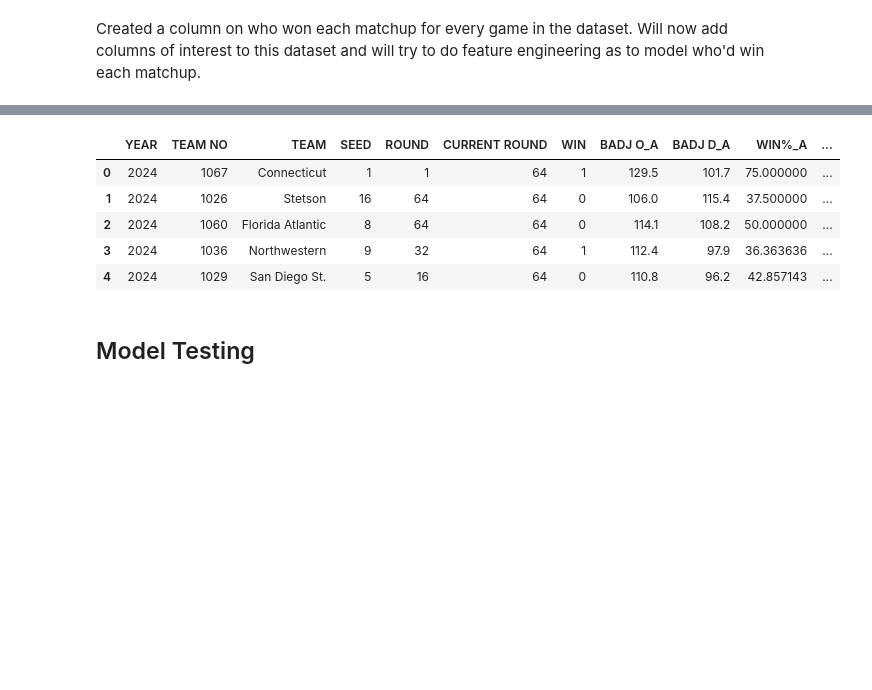
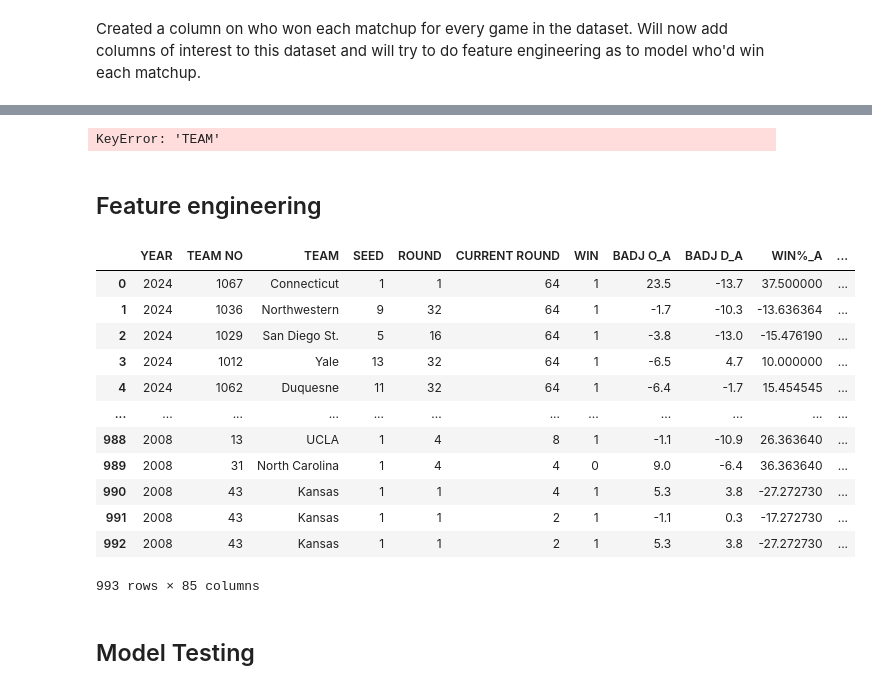
Before and after one commit to nicholaskim1004/MarchMadness, a Jupyter notebook: madness.ipynb, the cells around one changed output, grey strips where cells are left out. Saved outputs shown, nothing was run; the diff lists cells and outputs as text; code cells hidden in the pictures; blank space fills up the shorter version.

```diff
--- a/madness.ipynb
+++ b/madness.ipynb
@@ -29,9 +29,8 @@ conf_perf = pd.read_csv("/Users/nicholaskim/Documents/Repositories/bracket chall
 team_res = pd.read_csv("/Users/nicholaskim/Documents/Repositories/bracket challenge/data/Team Results.csv")
 team_hist = pd.read_csv("/Users/nicholaskim/Documents/Repositories/bracket challenge/data/Resumes.csv")
 team_v_ranked = pd.read_csv("/Users/nicholaskim/Documents/Repositories/bracket challenge/data/TeamRankings.csv")
+team_mis = pd.read_csv("/Users/nicholaskim/Documents/Repositories/bracket challenge/data/KenPom Barttorvik.csv")
 
-ken_eff = pd.read_csv("/Users/nicholaskim/Documents/Repositories/bracket challenge/data/INT _ KenPom _ Efficiency.csv")
-ken_height = pd.read_csv("/Users/nicholaskim/Documents/Repositories/bracket challenge/data/INT _ KenPom _ Height.csv")
 ken_conf = pd.read_csv("/Users/nicholaskim/Documents/Repositories/bracket challenge/data/DEV _ March Madness.csv")
 
 cur_coaches = pd.read_csv("/Users/nicholaskim/Documents/Repositories/bracket challenge/data/REF _ Current NCAAM Coaches.csv")
@@ -93,10 +86,7 @@ temp_his = team_hist.drop(['TEAM','SEED','ROUND','Q1 PLUS Q2 W','B POWER','BID T
 temp_v_ranked = team_v_ranked.loc[:,['YEAR','TEAM NO','TR RATING','V 1-25 WINS','V 1-25 LOSS',
                                      'V 26-50 WINS','V 26-50 LOSS','LUCK RATING','CONSISTENCY TR RATING']]
 
-temp_ken_eff = ken_eff.loc[:,['YEAR','TEAM NO','Adjusted Offensive Efficiency','Adjusted Defensive Efficiency',
-                              'Avg Possession Length (Offense)','Avg Possession Length (Defense)']]
-
-temp_height = ken_height.loc[:,['YEAR','TEAM NO','AvgHeight','EffectiveHeight','Experience','Bench']]
+temp_mis = team_mis.loc[:,['YEAR','CONF','CONF ID','TEAM','TEAM NO','K OFF','K DEF','AVG HGT','EFF HGT','EXP','TALENT']]
 # %% [markdown]
 Creating supplmental dataset that aren't dependent on team metrics (i.e: conference, coach, upsets)
 
@@ -646,5 +595,5 @@ See the caveats in the documentation: https://pandas.pydata.org/pandas-docs/stab
 # %%
-dfs = [comp_stats.drop('SCORE',axis=1),temp_away,temp_home,temp_neutral,temp_v_ranked,temp_height,temp_ken_eff,temp_his,team_stats]
+dfs = [comp_stats.drop(['SCORE'],axis=1),temp_away,temp_home,temp_neutral,temp_v_ranked,temp_mis,temp_his,team_stats]
 
 comp_team_stats = reduce(lambda left, right: pd.merge(left, right, on=['YEAR','TEAM NO']),dfs)
 
@@ -652,9 +601,4 @@ comp_team_stats = comp_team_stats.merge(temp_res,on='TEAM',how='left')
 
 comp_team_stats.head()
 # %% [output]
-|  | YEAR | TEAM NO | TEAM | SEED | ROUND | CURRENT ROUND | WIN | BADJ O_A | BADJ D_A | WIN%_A | ... |
-| 0 | 2024 | 1067 | Connecticut | 1 | 1 | 64 | 1 | 129.5 | 101.7 | 75.000000 | ... |
-| 1 | 2024 | 1026 | Stetson | 16 | 64 | 64 | 0 | 106.0 | 115.4 | 37.500000 | ... |
-| 2 | 2024 | 1060 | Florida Atlantic | 8 | 64 | 64 | 0 | 114.1 | 108.2 | 50.000000 | ... |
-| 3 | 2024 | 1036 | Northwestern | 9 | 32 | 64 | 1 | 112.4 | 97.9 | 36.363636 | ... |
-| 4 | 2024 | 1029 | San Diego St. | 5 | 16 | 64 | 0 | 110.8 | 96.2 | 42.857143 | ... |
+KeyError: 'TEAM'
@@ -663,2 +605,50 @@ comp_team_stats.to_csv("teamstats")
+# %% [markdown]
+## Feature engineering
+# %%
+def win_matchup(df):
+    matchup = []
+    for i in range(0,len(df)-1,2):
+        team_a = df.iloc[i,:]
+        team_b = df.iloc[i+1,:]
+
+        if team_a['WIN'] == 1:
+            diff = team_a.iloc[7:]-team_b.iloc[7:]
+            row = list(team_a.iloc[0:7]) + list(diff)
+        else:
+            diff = team_b.iloc[7:]-team_a.iloc[7:]
+            row = list(team_b.iloc[0:7]) + list(diff)
+
+        matchup.append(row)
+
+    if len(df) % 2 != 0:
+        final_a = df.iloc[len(df)-2, :]
+        final_b = df.iloc[-1,:]
+
+        if final_a['WIN'] == 1:
+            diff = final_a.iloc[7:]-final_b.iloc[7:]
+            row = list(final_a.iloc[0:7]) + list(diff)
+        else:
+            diff = final_b.iloc[7:]-final_a.iloc[7:]
+            row = list(final_a.iloc[0:7]) + list(diff)
+        matchup.append(row)
+
+    columnss = list(df.columns)
+    return pd.DataFrame(matchup,columns=columnss)
+
+win_matchup(comp_team_stats)
+# %% [output]
+|  | YEAR | TEAM NO | TEAM | SEED | ROUND | CURRENT ROUND | WIN | BADJ O_A | BADJ D_A | WIN%_A | ... |
+| 0 | 2024 | 1067 | Connecticut | 1 | 1 | 64 | 1 | 23.5 | -13.7 | 37.500000 | ... |
+| 1 | 2024 | 1036 | Northwestern | 9 | 32 | 64 | 1 | -1.7 | -10.3 | -13.636364 | ... |
+| 2 | 2024 | 1029 | San Diego St. | 5 | 16 | 64 | 1 | -3.8 | -13.0 | -15.476190 | ... |
+| 3 | 2024 | 1012 | Yale | 13 | 32 | 64 | 1 | -6.5 | 4.7 | 10.000000 | ... |
+| 4 | 2024 | 1062 | Duquesne | 11 | 32 | 64 | 1 | -6.4 | -1.7 | 15.454545 | ... |
+| ... | ... | ... | ... | ... | ... | ... | ... | ... | ... | ... | ... |
+| 988 | 2008 | 13 | UCLA | 1 | 4 | 8 | 1 | -1.1 | -10.9 | 26.363640 | ... |
+| 989 | 2008 | 31 | North Carolina | 1 | 4 | 4 | 0 | 9.0 | -6.4 | 36.363640 | ... |
+| 990 | 2008 | 43 | Kansas | 1 | 1 | 4 | 1 | 5.3 | 3.8 | -27.272730 | ... |
+| 991 | 2008 | 43 | Kansas | 1 | 1 | 2 | 1 | -1.1 | 0.3 | -17.272730 | ... |
+| 992 | 2008 | 43 | Kansas | 1 | 1 | 2 | 1 | 5.3 | 3.8 | -27.272730 | ... |
+993 rows × 85 columns
 # %% [markdown]
 ## Model Testing
```
Also changed, not shown: parts of 6 cells of this notebook, 1 other file.
